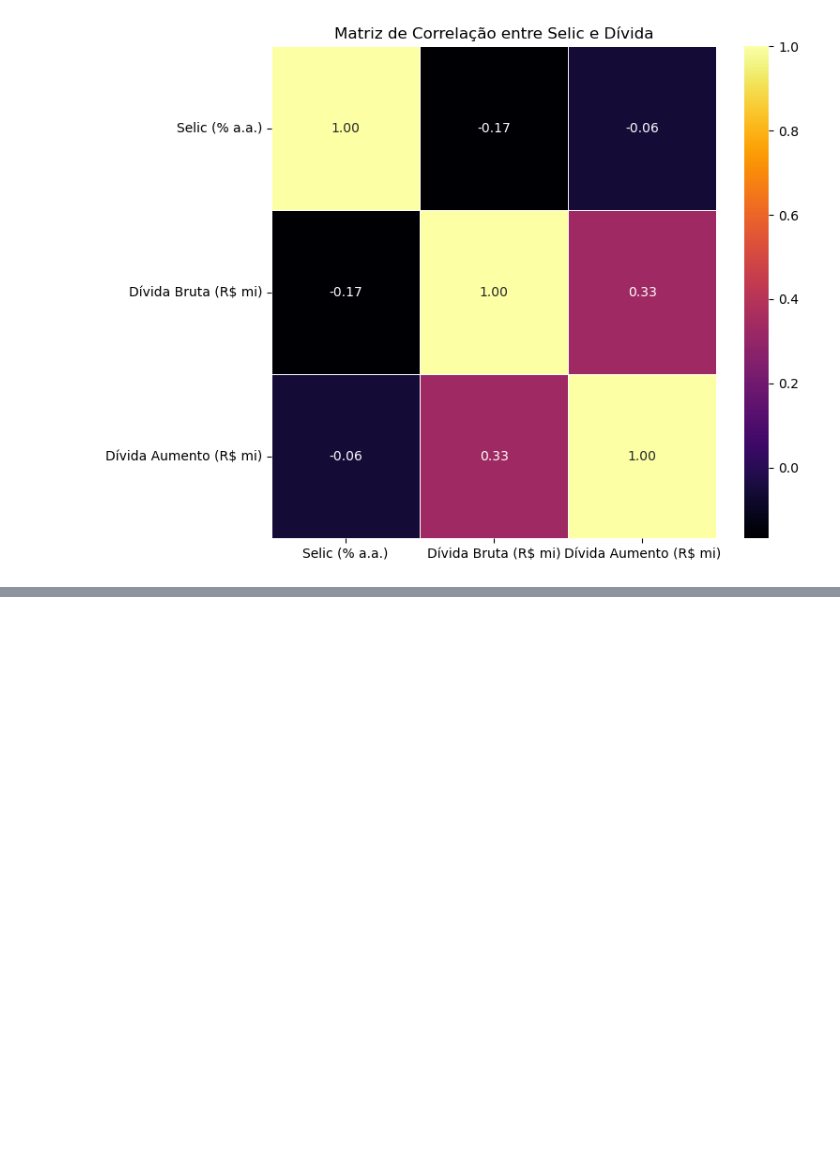
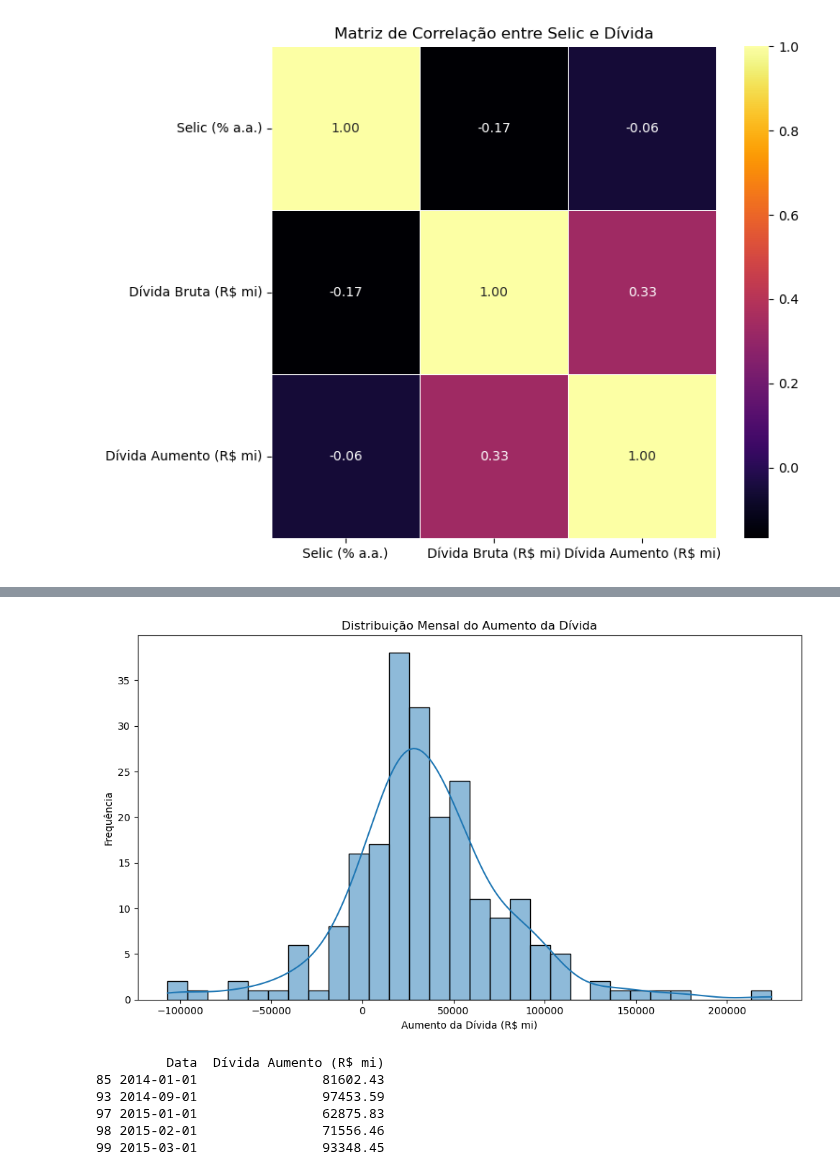
Before and after one commit to rodrigogrinfeld1/Projeto-DEV---Grupo-1, a Jupyter notebook: Código.ipynb, the cells around one changed output, grey strips where cells are left out. Saved outputs shown, nothing was run; the diff lists cells and outputs as text; code cells hidden in the pictures; blank space fills up the shorter version.

```diff
--- a/Código.ipynb
+++ b/Código.ipynb
@@ -112,0 +185,27 @@ plt.show()
+# %%
+plt.figure(figsize=(10, 6))
+sns.histplot(dados["Dívida Aumento (R$ mi)"], bins=30, kde=True)
+plt.title("Distribuição Mensal do Aumento da Dívida")
+plt.xlabel("Aumento da Dívida (R$ mi)")
+plt.ylabel("Frequência")
+plt.tight_layout()
+plt.show()
+# %% [output]
+[figure, added]
+# %%
+# Cálculo do percentil 75 da variação da dívida
+limite_alto = dados["Dívida Aumento (R$ mi)"].quantile(0.75)
+
+# Criar marcador de aceleração
+dados["Aceleracao_Divida"] = dados["Dívida Aumento (R$ mi)"] > limite_alto
+
+# Exibir meses de alta aceleração
+aceleracoes = dados[dados["Aceleracao_Divida"]][["Data", "Dívida Aumento (R$ mi)"]]
+print(aceleracoes.head())
+# %% [output]
+         Data  Dívida Aumento (R$ mi)
+85 2014-01-01                81602.43
+93 2014-09-01                97453.59
+97 2015-01-01                62875.83
+98 2015-02-01                71556.46
+99 2015-03-01                93348.45
```
Also changed, not shown: parts of 5 cells of this notebook.
